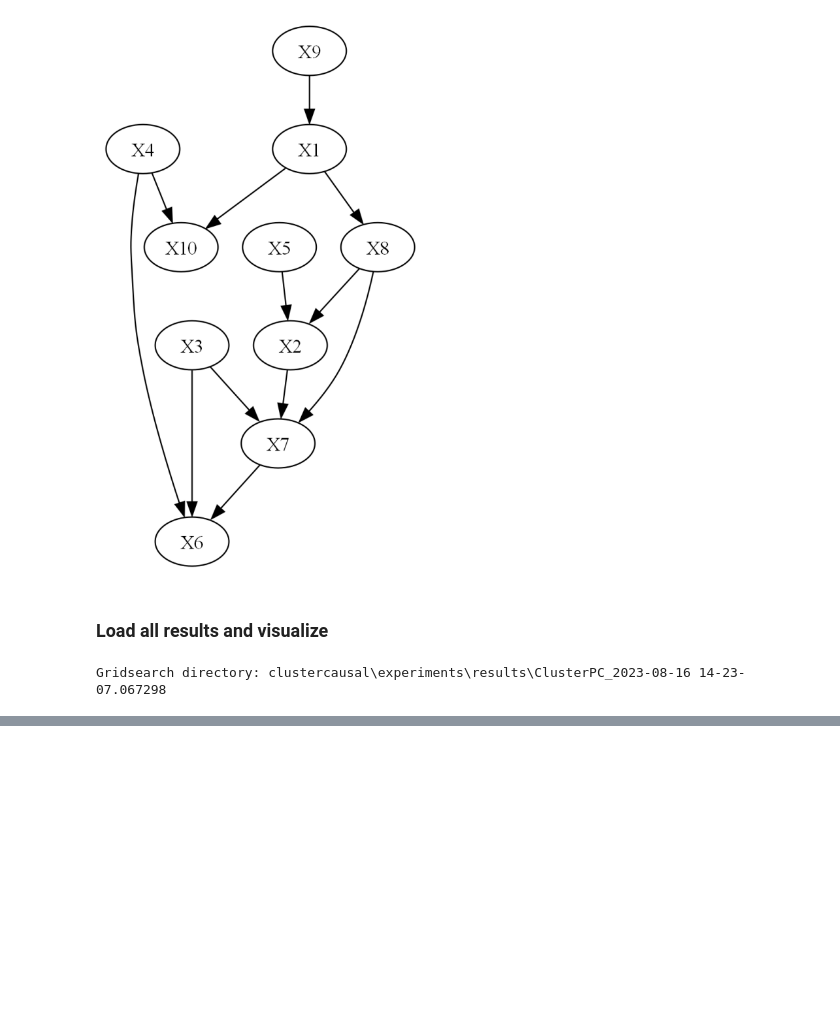
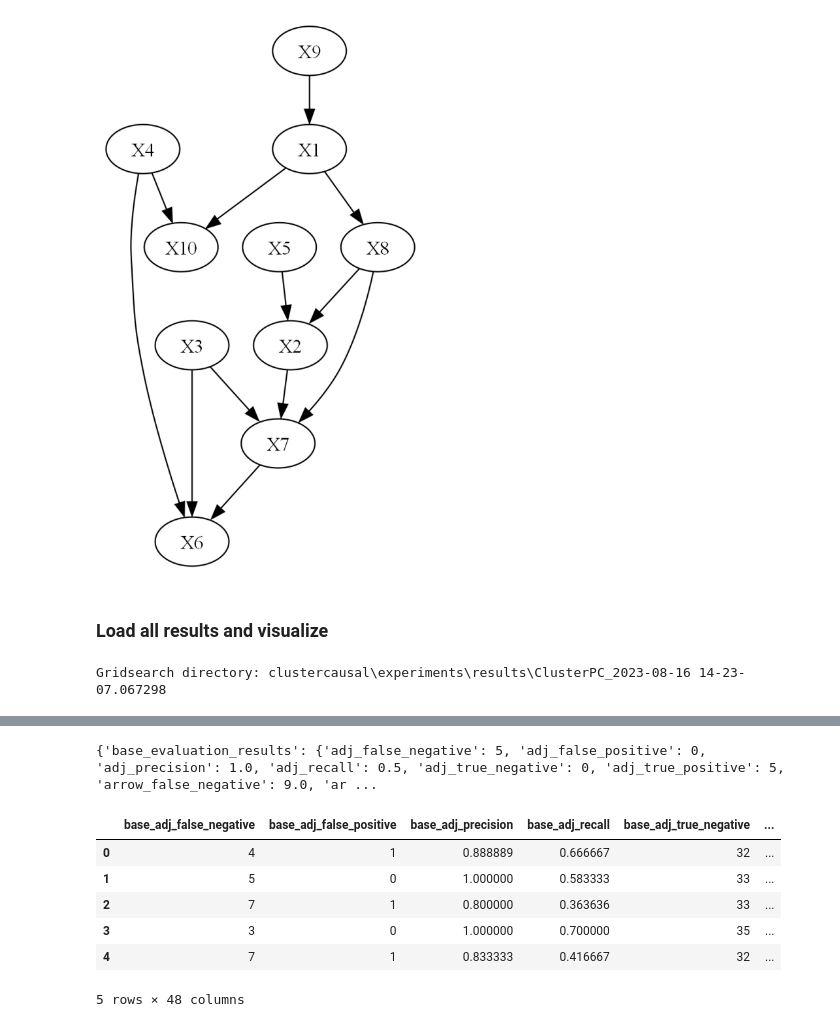
Before and after one commit to JanMarcoRuizdeVargas/clustercausal, a Jupyter notebook: Gridsearch_cluster_PC.ipynb, the cells around one changed output, grey strips where cells are left out. Drawn from its saved outputs; the diff is of its cells as text; code cells hidden in the pictures; blank space fills up the shorter version.

```diff
--- a/Gridsearch_cluster_PC.ipynb
+++ b/Gridsearch_cluster_PC.ipynb
@@ -134,8 +132,8 @@ results_file_path = os.path.normpath(os.path.join(first_experiment_directory, 'r
 if os.path.exists(results_file_path):
     # Open the results.yaml file with YAML
     with open(results_file_path, 'r') as file:
-        results = yaml.load(file, Loader = yaml.FullLoader)
-    print(results)
+        result_dict = yaml.load(file, Loader = yaml.FullLoader)
+    print(result_dict)
 else:
     print(f"'results.yaml' not found in {first_experiment_directory}.")
 # %% [output]
@@ -198,0 +253,52 @@ Gridsearch directory: clustercausal\experiments\results\ClusterPC_2023-08-16 14-
+# %%
+def load_experiment(experiment_folder):
+    # Path to the results.yaml file in the first directory
+    result_yaml = os.path.normpath(os.path.join(experiment_folder, 'results.yaml'))
+
+    # Check if results.yaml exists
+    if os.path.exists(result_yaml):
+        # Open the results.yaml file with YAML
+        with open(result_yaml, 'r') as file:
+            result_dict = yaml.load(file, Loader = yaml.FullLoader)
+    return result_dict
+# %%
+test_dict = load_experiment('clustercausal/experiments/results/ClusterPC_2023-08-16 14-23-07.067298/erdos_renyi_5_nodes_14_edges_3_clusters_exp')
+print(test_dict)
+# %% [output]
+{'base_evaluation_results': {'adj_false_negative': 5, 'adj_false_positive': 0, 'adj_precision': 1.0, 'adj_recall': 0.5, 'adj_true_negative': 0, 'adj_true_positive': 5, 'arrow_false_negative': 9.0, 'ar ...
+# %%
+def load_data(directory):
+    # directory = gridsearch_directory
+    # e.g. clustercausal/experiments/results/ClusterPC_2023-08-16 14-23-07.067298
+    # Define the base directory
+    columns = None
+    experiment_folders = os.listdir(directory)
+    for experiment in experiment_folders:
+        experiment_path = os.path.join(directory, experiment)
+        result_dict = load_experiment(experiment_path)
+        if columns is None:
+            columns = []
+            for key in result_dict['base_evaluation_results'].keys():
+                columns.append('base_'+key)
+            for key in result_dict['cluster_evaluation_results'].keys():
+                columns.append('cluster_'+key)
+            for key in result_dict['settings'].keys():
+                columns.append(key)
+            data = pd.DataFrame(columns=columns)
+        values = []
+        for upper_key in result_dict:
+            for key in result_dict[upper_key]:
+                values.append(result_dict[upper_key][key])
+        data = pd.concat([data, pd.DataFrame([values], columns=columns)], ignore_index = True)
+    return data
+# %%
+data = load_data('clustercausal/experiments/results/ClusterPC_2023-08-16 14-23-07.067298')
+data.head()
+# %% [output]
+|  | base_adj_false_negative | base_adj_false_positive | base_adj_precision | base_adj_recall | base_adj_true_negative | ... |
+| 0 | 4 | 1 | 0.888889 | 0.666667 | 32 | ... |
+| 1 | 5 | 0 | 1.000000 | 0.583333 | 33 | ... |
+| 2 | 7 | 1 | 0.800000 | 0.363636 | 33 | ... |
+| 3 | 3 | 0 | 1.000000 | 0.700000 | 35 | ... |
+| 4 | 7 | 1 | 0.833333 | 0.416667 | 32 | ... |
+5 rows × 48 columns
```
Also changed, not shown: parts of 8 cells of this notebook.
